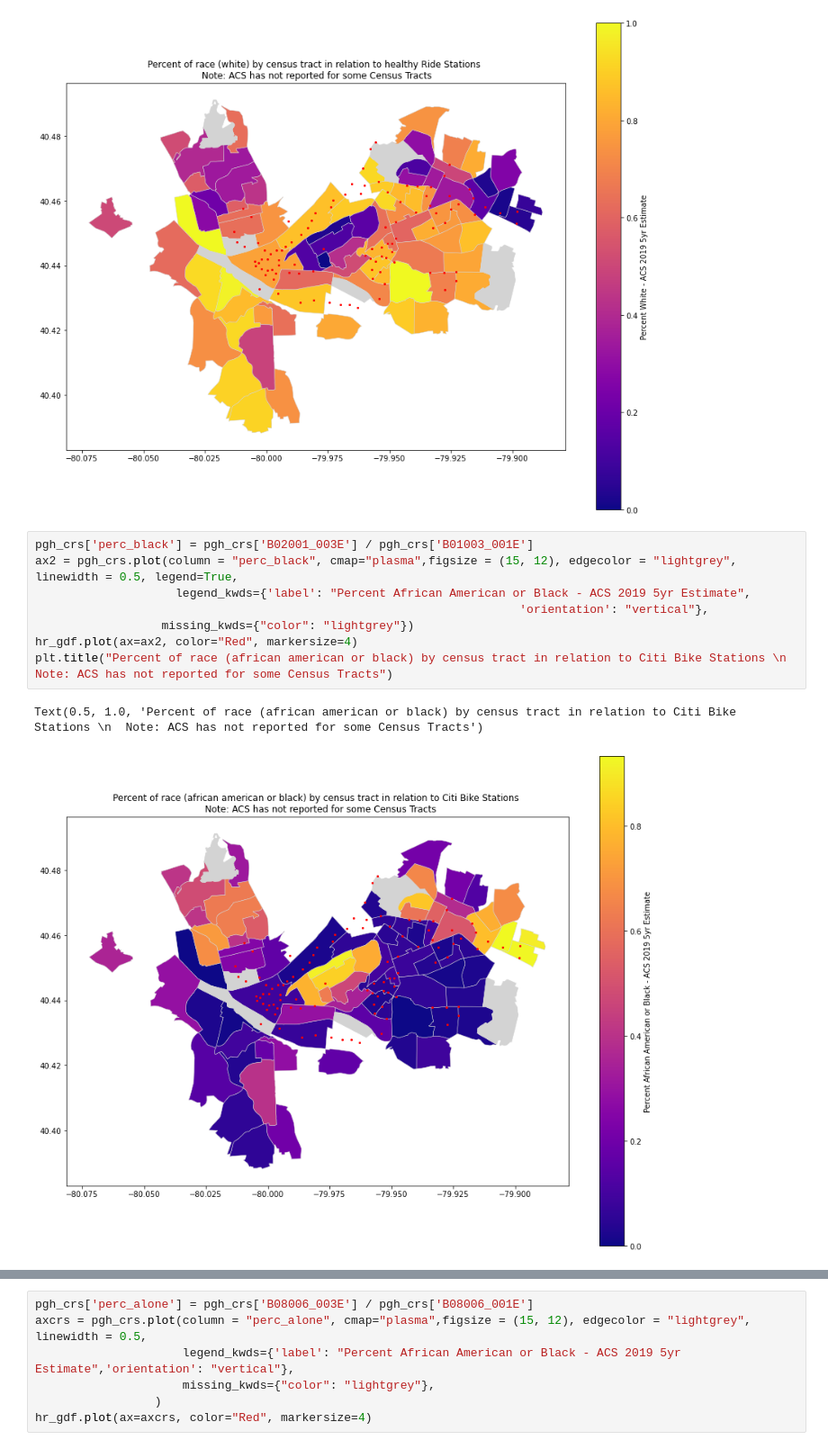
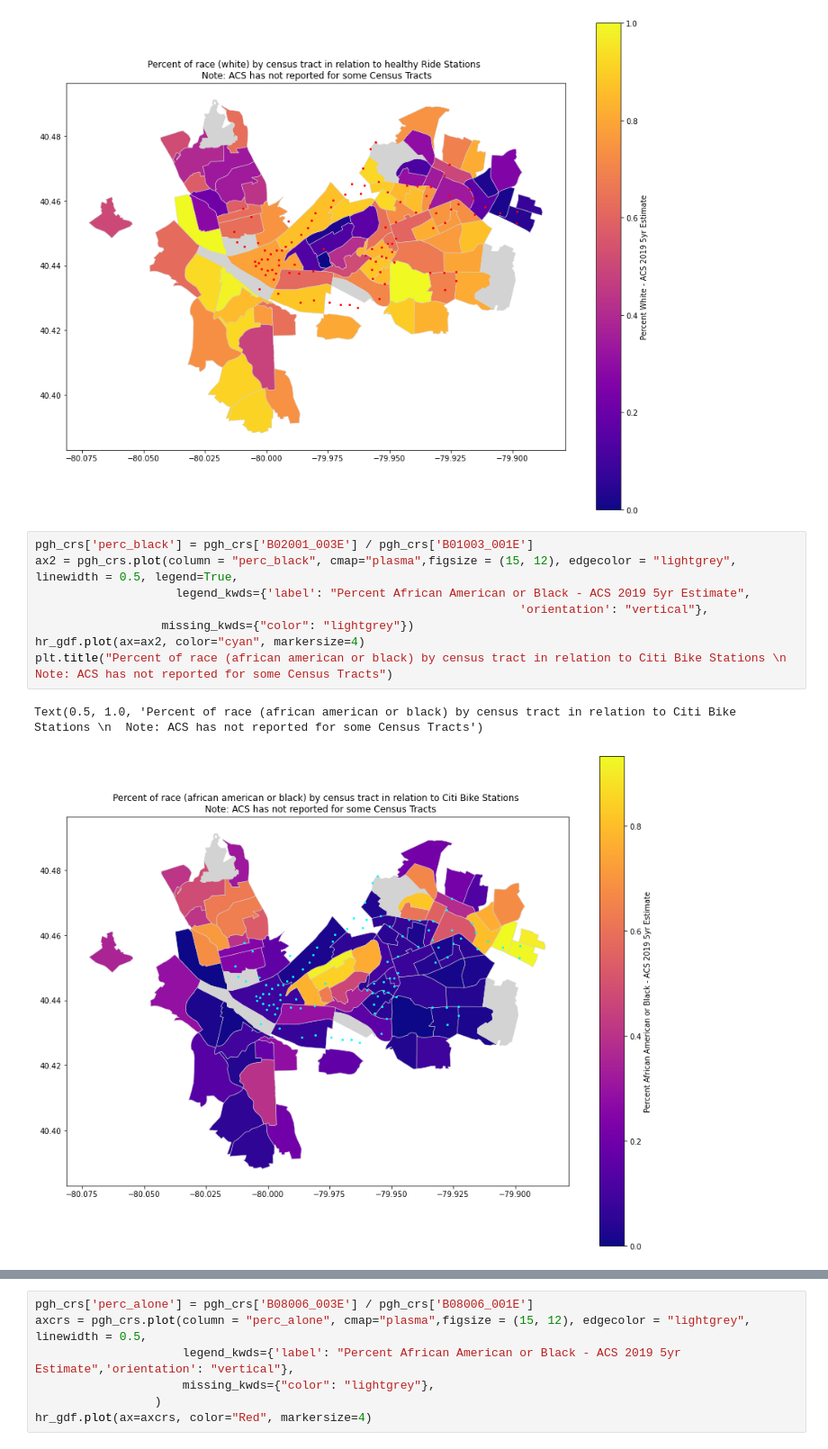
Before and after one commit to katelyn98/HealthyRide-Mapping, a Jupyter notebook: Notebooks/PGHCenpy.ipynb, the cells around one changed output, grey strips where cells are left out. Shown at 90% size. Saved outputs shown, nothing was run; the diff lists cells and outputs as text.

Commit message:
adjusting color of figure

```diff
--- a/Notebooks/PGHCenpy.ipynb
+++ b/Notebooks/PGHCenpy.ipynb
@@ -116,14 +110,14 @@ Text(0.5, 1.0, 'Percent of race (white) by census tract in relation to healthy R
 # %%
 pgh_crs['perc_black'] = pgh_crs['B02001_003E'] / pgh_crs['B01003_001E']
 ax2 = pgh_crs.plot(column = "perc_black", cmap="plasma",figsize = (15, 12), edgecolor = "lightgrey", linewidth = 0.5, legend=True,
                     legend_kwds={'label': "Percent African American or Black - ACS 2019 5yr Estimate",
                                                                      'orientation': "vertical"},
                   missing_kwds={"color": "lightgrey"})
-hr_gdf.plot(ax=ax2, color="Red", markersize=4)
+hr_gdf.plot(ax=ax2, color="cyan", markersize=4)
 plt.title("Percent of race (african american or black) by census tract in relation to Citi Bike Stations \n  Note: ACS has not reported for some Census Tracts")
 # %% [output]
 Text(0.5, 1.0, 'Percent of race (african american or black) by census tract in relation to Citi Bike Stations \n  Note: ACS has not reported for some Census Tracts')
-[figure, old version]
+[figure, new version]
 # %%
 pgh_crs['perc_alone'] = pgh_crs['B08006_003E'] / pgh_crs['B08006_001E']
 axcrs = pgh_crs.plot(column = "perc_alone", cmap="plasma",figsize = (15, 12), edgecolor = "lightgrey", linewidth = 0.5,
```
Also changed, not shown: parts of 4 cells of this notebook, 4 other files.
